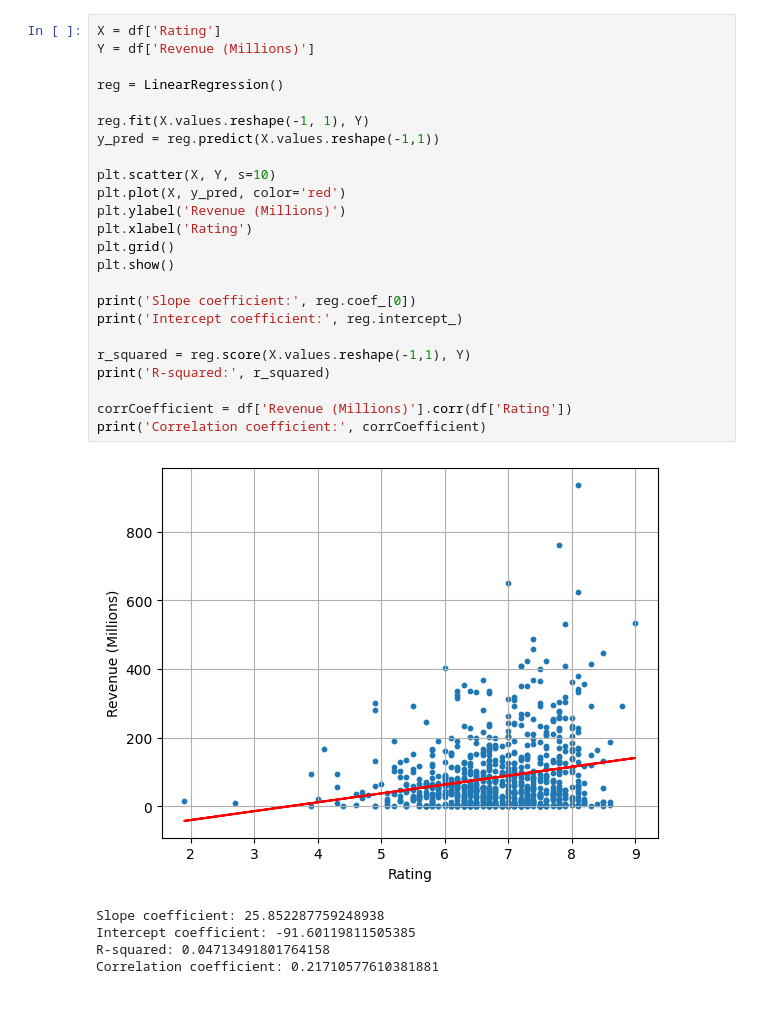
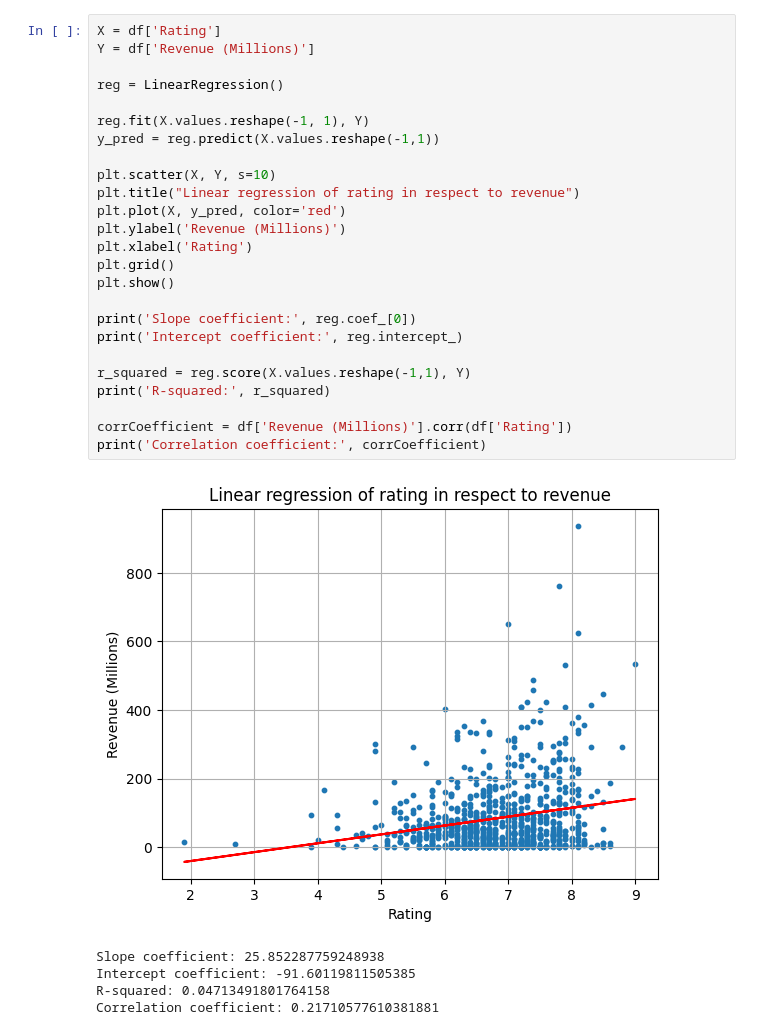
Before and after one commit to amadrafi/FDS-CW3, a Jupyter notebook: main2.ipynb, the cells around one changed output. Saved outputs shown, nothing was run; the diff lists cells and outputs as text; blank space fills up the shorter version.

```diff
--- a/main2.ipynb
+++ b/main2.ipynb
@@ -30,29 +43,30 @@ dtype: int64
 # %%
 X = df['Rating']
 Y = df['Revenue (Millions)']
 
 reg = LinearRegression()
 
 reg.fit(X.values.reshape(-1, 1), Y)
 y_pred = reg.predict(X.values.reshape(-1,1))
 
 plt.scatter(X, Y, s=10)
+plt.title("Linear regression of rating in respect to revenue")
 plt.plot(X, y_pred, color='red')
 plt.ylabel('Revenue (Millions)')
 plt.xlabel('Rating')
 plt.grid()
 plt.show()
 
 print('Slope coefficient:', reg.coef_[0])
 print('Intercept coefficient:', reg.intercept_)
 
 r_squared = reg.score(X.values.reshape(-1,1), Y)
 print('R-squared:', r_squared)
 
 corrCoefficient = df['Revenue (Millions)'].corr(df['Rating'])
 print('Correlation coefficient:', corrCoefficient)
 # %% [output]
-[figure, old version]
+[figure, new version]
 Slope coefficient: 25.852287759248938
 Intercept coefficient: -91.60119811505385
 R-squared: 0.04713491801764158
```
Also changed, not shown: parts of 16 cells of this notebook.
